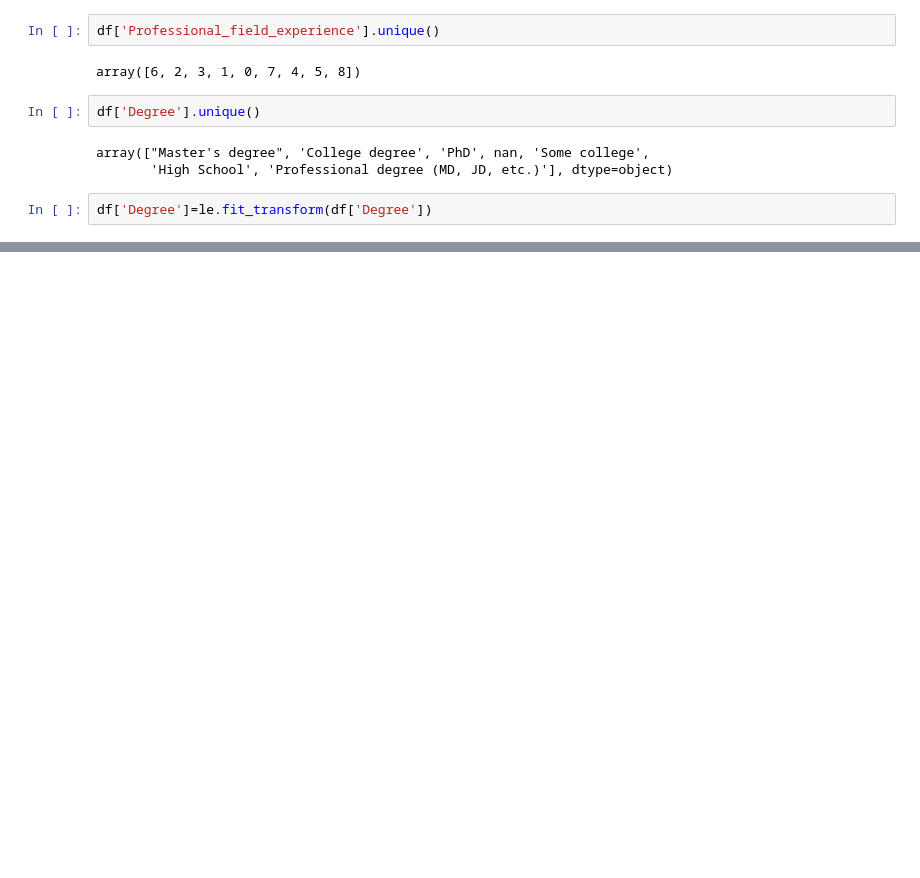
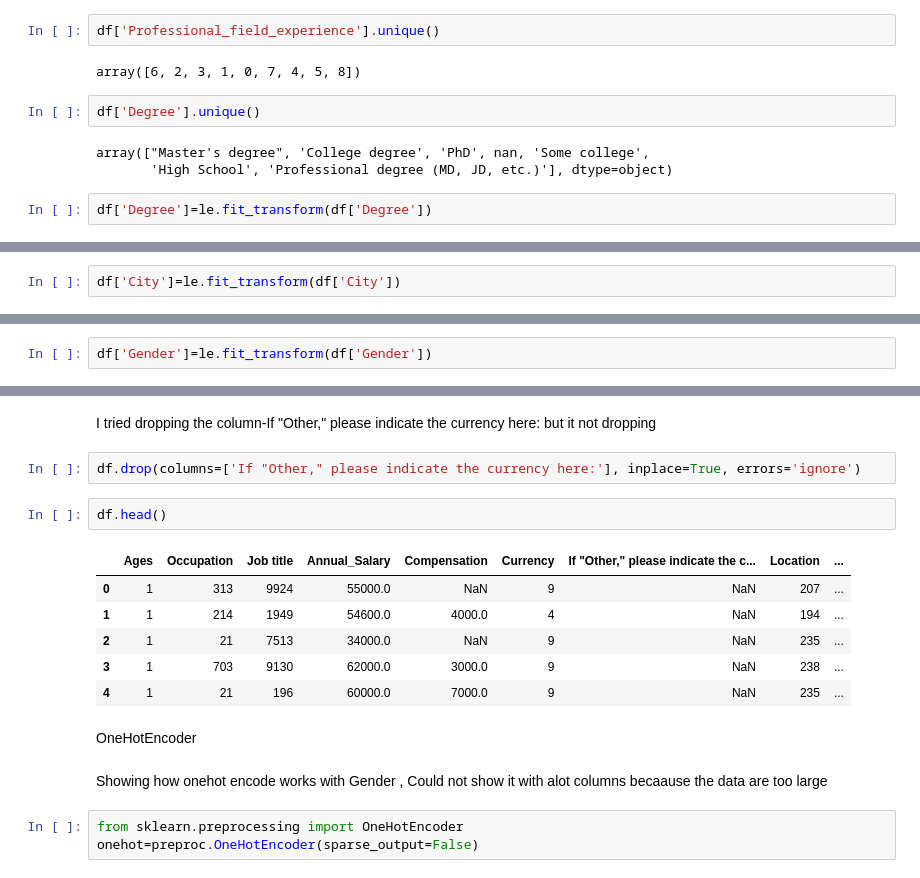
Before and after one commit to sba25078/ca-1-data-exploration-and-preparartion-Mrfolami, a Jupyter notebook: CA1.ipynb, the cells around one changed output, grey strips where cells are left out. Cells and saved outputs as stored; diff of their text form; blank space fills up the shorter version.

```diff
--- a/CA1.ipynb
+++ b/CA1.ipynb
@@ -738,0 +854,2 @@ One-Hot Encoder
+# %%
+df['City']=le.fit_transform(df['City'])
@@ -738,0 +874,2 @@ One-Hot Encoder
+# %%
+df['Gender']=le.fit_transform(df['Gender'])
@@ -738,0 +966,21 @@ One-Hot Encoder
+# %% [markdown]
+I tried dropping the column-If "Other," please indicate the currency here: but it not dropping
+# %%
+df.drop(columns=['If "Other," please indicate the currency here:'], inplace=True, errors='ignore')
+# %%
+df.head()
+# %% [output]
+|  | Ages | Occupation | Job title | Annual_Salary | Compensation | Currency | If "Other," please indicate the c... | Location | ... |
+| 0 | 1 | 313 | 9924 | 55000.0 | NaN | 9 | NaN | 207 | ... |
+| 1 | 1 | 214 | 1949 | 54600.0 | 4000.0 | 4 | NaN | 194 | ... |
+| 2 | 1 | 21 | 7513 | 34000.0 | NaN | 9 | NaN | 235 | ... |
+| 3 | 1 | 703 | 9130 | 62000.0 | 3000.0 | 9 | NaN | 238 | ... |
+| 4 | 1 | 21 | 196 | 60000.0 | 7000.0 | 9 | NaN | 235 | ... |
+# %% [markdown]
+OneHotEncoder
+# %% [markdown]
+Showing how onehot encode works with Gender ,
+Could not show it with alot columns becaause the data are too large
+# %%
+from sklearn.preprocessing import OneHotEncoder
+onehot=preproc.OneHotEncoder(sparse_output=False)
```
Also changed, not shown: parts of 42 cells of this notebook.
